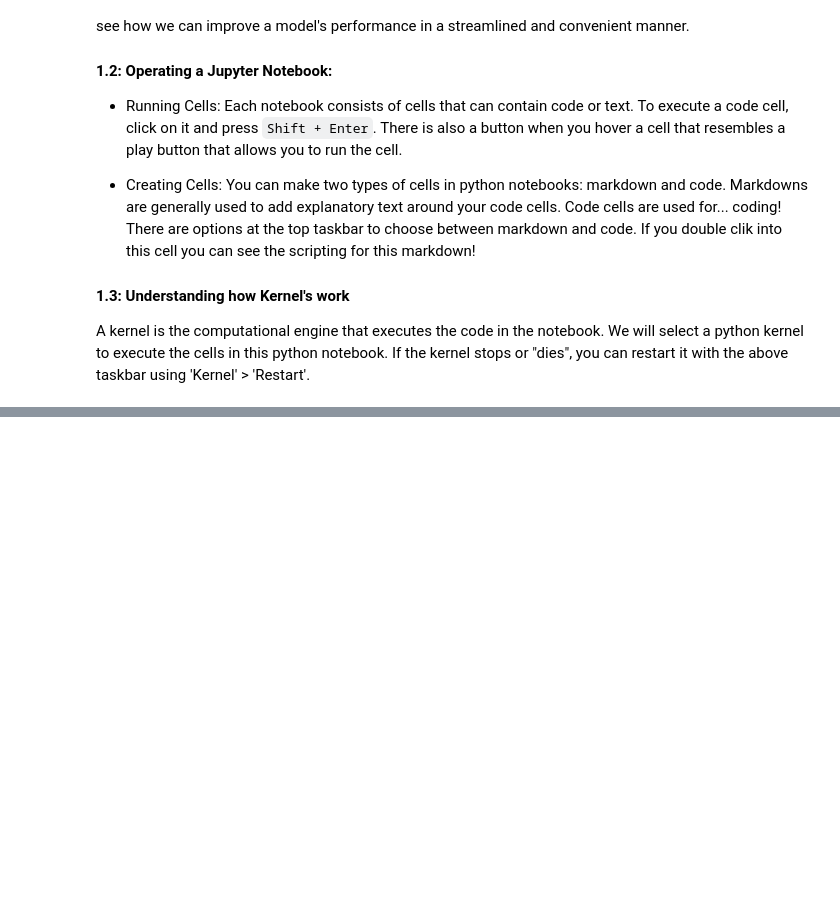
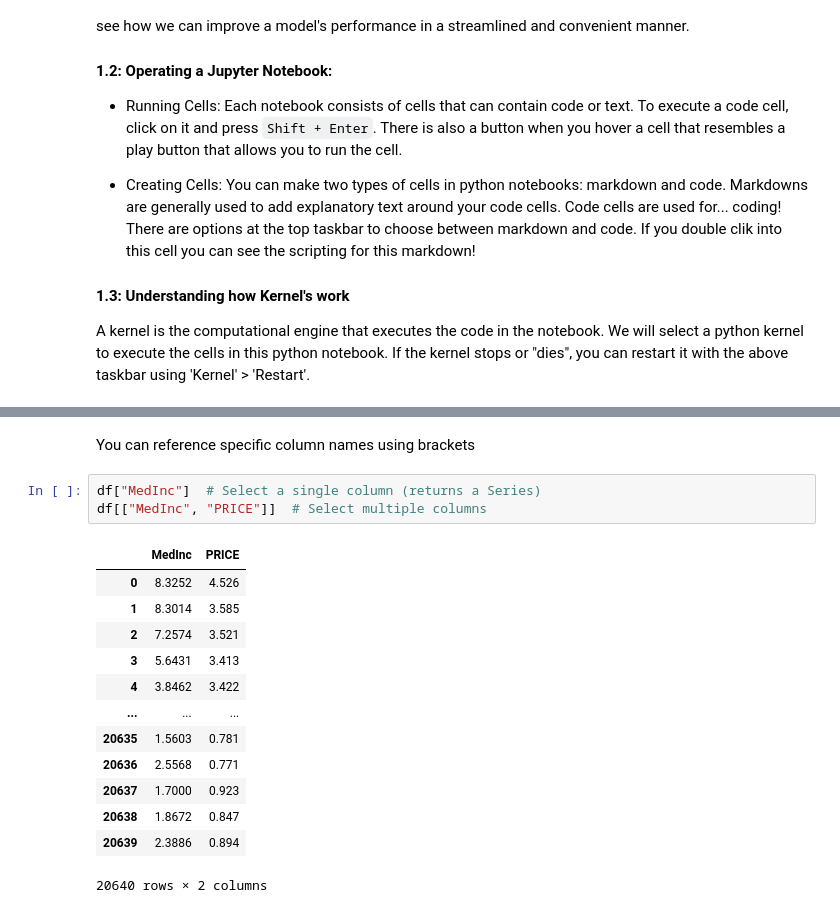
Before and after one commit to rahilisashaik/pdm-intro-to-data, a Jupyter notebook: eda.ipynb, the cells around one changed output, grey strips where cells are left out. Saved outputs shown, nothing was run; the diff lists cells and outputs as text; blank space fills up the shorter version.

```diff
--- a/eda.ipynb
+++ b/eda.ipynb
@@ -241,0 +223,19 @@ plt.show()
+# %% [markdown]
+You can reference specific column names using brackets
+# %%
+df["MedInc"]  # Select a single column (returns a Series)
+df[["MedInc", "PRICE"]]  # Select multiple columns
+# %% [output]
+|  | MedInc | PRICE |
+| 0 | 8.3252 | 4.526 |
+| 1 | 8.3014 | 3.585 |
+| 2 | 7.2574 | 3.521 |
+| 3 | 5.6431 | 3.413 |
+| 4 | 3.8462 | 3.422 |
+| ... | ... | ... |
+| 20635 | 1.5603 | 0.781 |
+| 20636 | 2.5568 | 0.771 |
+| 20637 | 1.7000 | 0.923 |
+| 20638 | 1.8672 | 0.847 |
+| 20639 | 2.3886 | 0.894 |
+20640 rows × 2 columns
```
Also changed, not shown: parts of 54 cells of this notebook.
